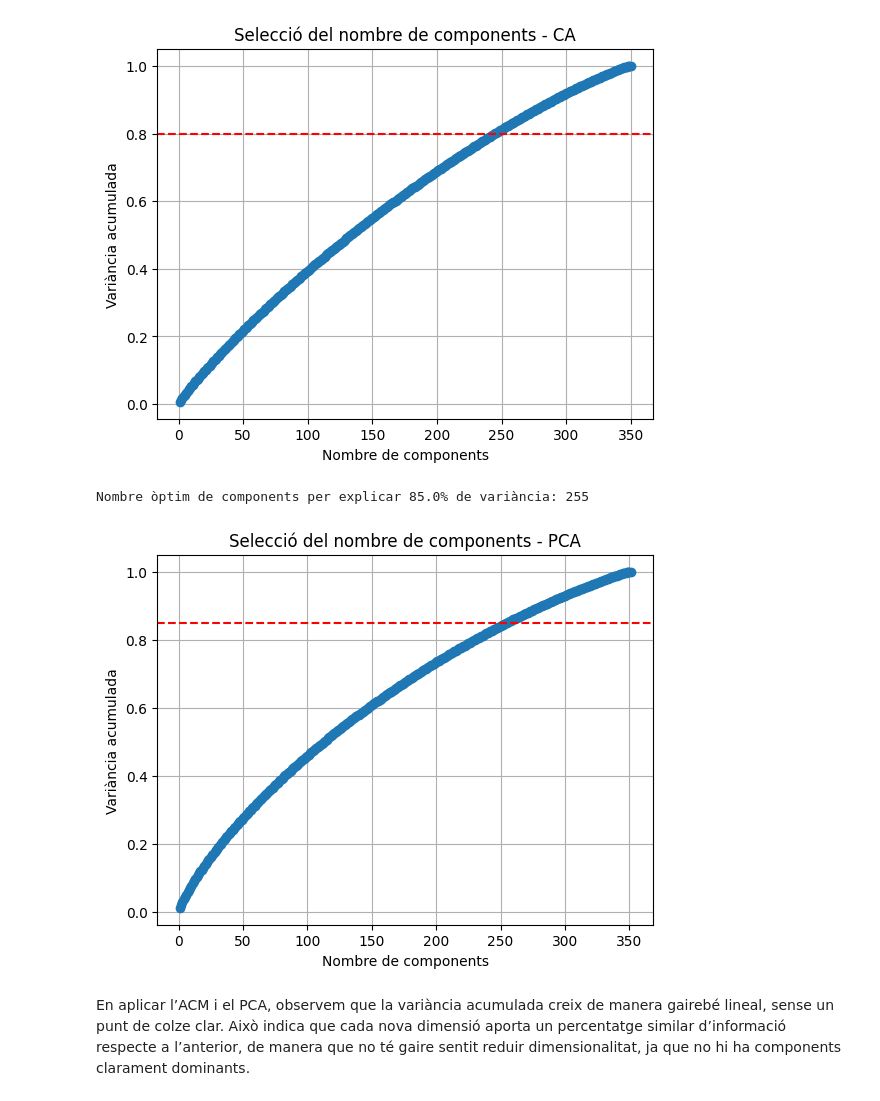
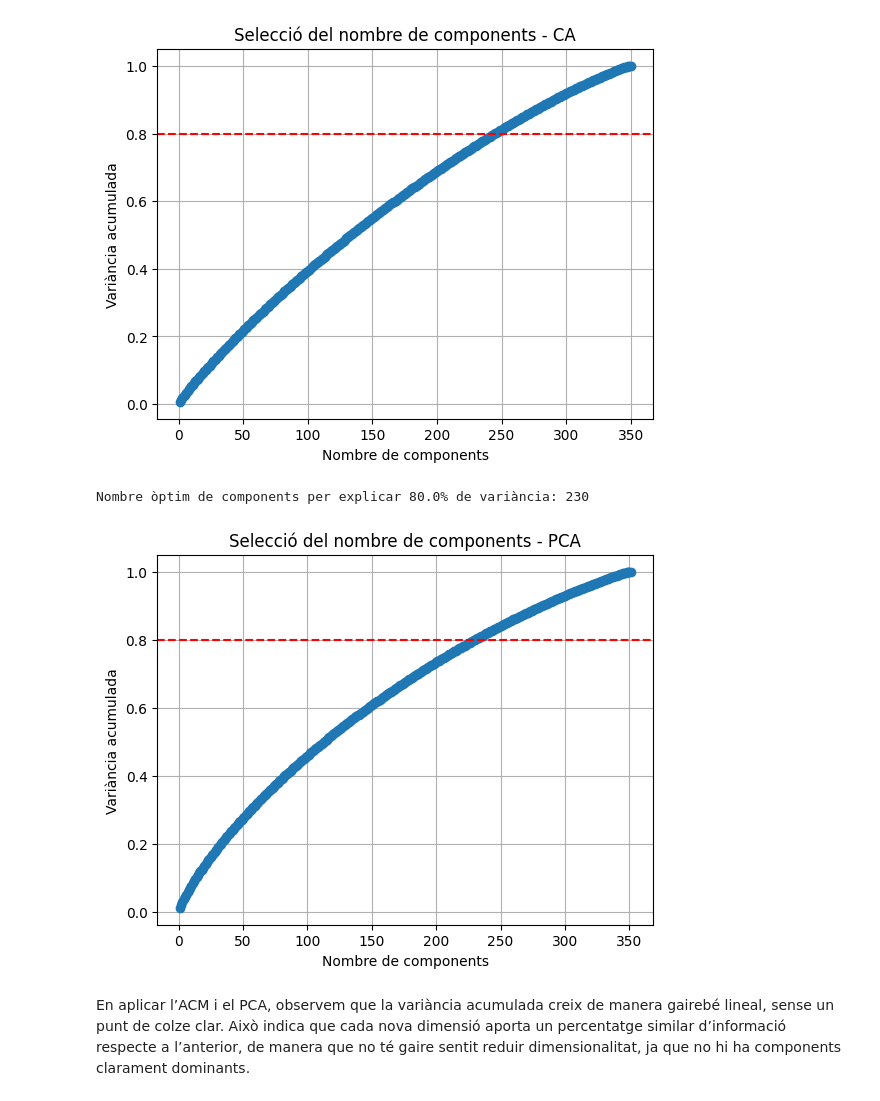
Before and after one commit to Xorii/TFG-Jordi-Capdevila-Transformers, a Jupyter notebook: 03_Vectorització.ipynb, the cells around one changed output. Cells and saved outputs as stored; diff of their text form; code cells hidden in the pictures.

```diff
--- a/03_Vectorització.ipynb
+++ b/03_Vectorització.ipynb
@@ -170,35 +175,36 @@ X = tfidf_df.drop("Name", axis=1).values
 pca = PCA(n_components=min(X.shape))  # nombre màxim possible (files o columnes)
 
 # Ajustar el model
 pca.fit(X)
 
 # Variància explicada per component
 var_exp = pca.explained_variance_ratio_
 
 # Variància acumulada
 var_exp_cum = np.cumsum(var_exp)
 
 # Mostrar variància acumulada i triar components que expliquin 85%
-llindar = 0.85
+llindar = 0.80
 num_components = np.argmax(var_exp_cum >= llindar) + 1
 print(f"Nombre òptim de components per explicar {llindar*100}% de variància: {num_components}")
 
 # Visualitzar la corba de variància acumulada
 plt.plot(range(1, len(var_exp_cum)+1), var_exp_cum, marker='o')
 plt.axhline(y=llindar, color='r', linestyle='--')
 plt.xlabel('Nombre de components')
 plt.ylabel('Variància acumulada')
 plt.title('Selecció del nombre de components - PCA')
 plt.grid(True)
+plt.savefig('imatges/pca.png')
 plt.show()
 
 # Transformar les dades segons els components seleccionats
 pca_final = PCA(n_components=num_components)
 X_pca = pca_final.fit_transform(X)
 
 # Ara tens X_pca amb la representació reduïda
 # %% [output]
-Nombre òptim de components per explicar 85.0% de variància: 255
+Nombre òptim de components per explicar 80.0% de variància: 230
-[figure, old version]
+[figure, new version]
 # %% [markdown]
 En aplicar l’ACM i el PCA, observem que la variància acumulada creix de manera gairebé lineal, sense un punt de colze clar. Això indica que cada nova dimensió aporta un percentatge similar d’informació respecte a l’anterior, de manera que no té gaire sentit reduir dimensionalitat, ja que no hi ha components clarament dominants.
```
Also changed, not shown: parts of 1 cell of this notebook.
